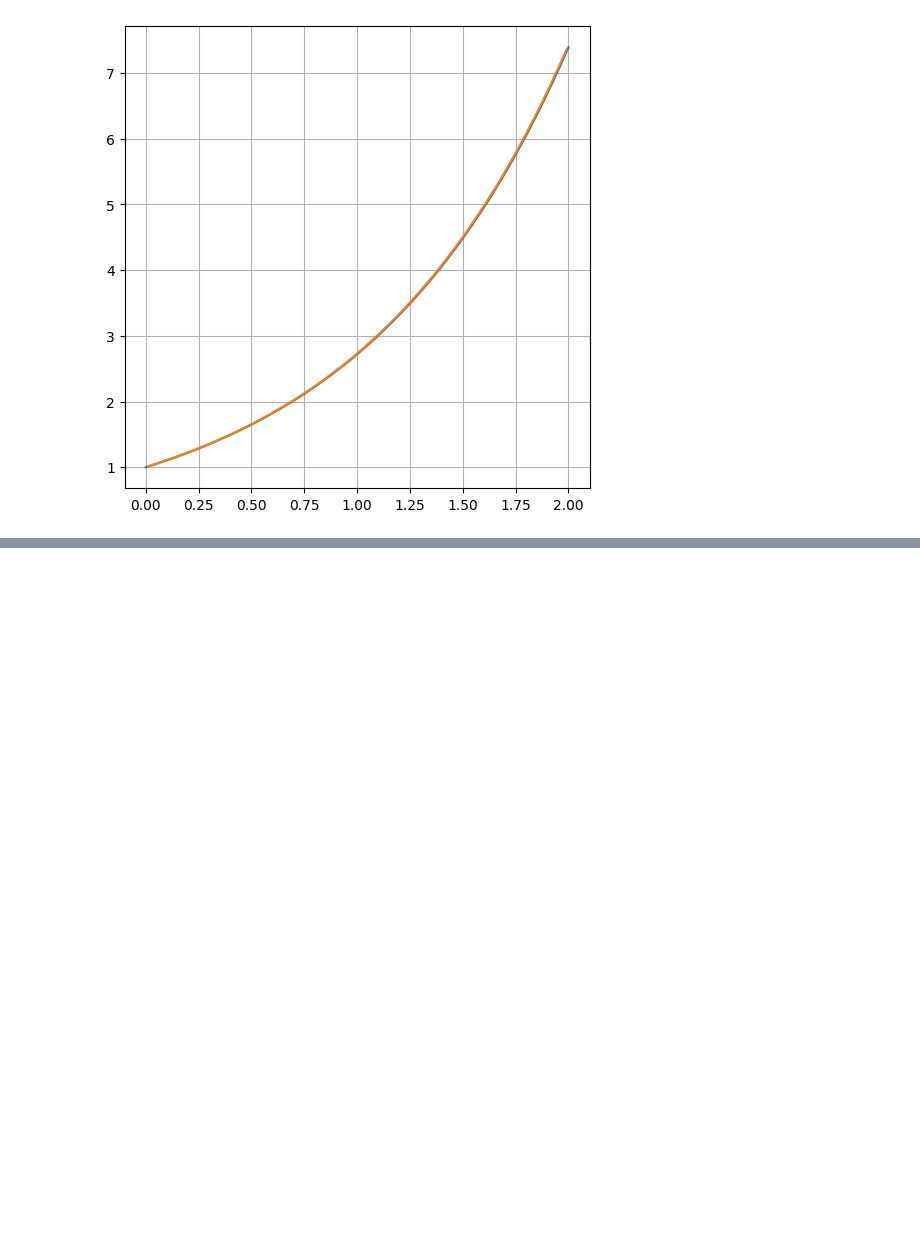
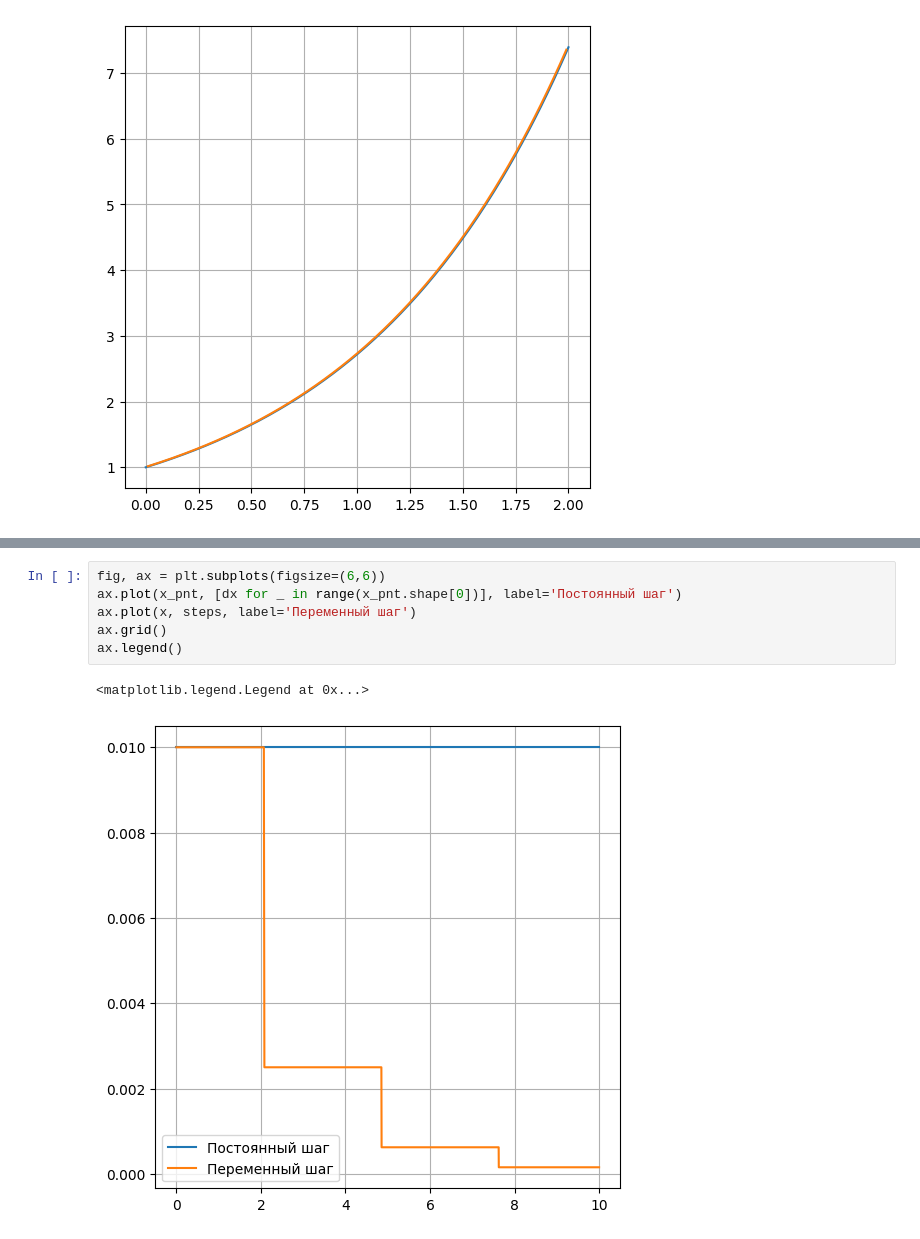
Before and after one commit to drgSURdread/numerical_solver, a Jupyter notebook: Справка/Дифференцирование.ipynb, the cells around one changed output, grey strips where cells are left out. Drawn from its saved outputs; the diff is of its cells as text; blank space fills up the shorter version.

```diff
--- a/Справка/Дифференцирование.ipynb
+++ b/Справка/Дифференцирование.ipynb
@@ -60,0 +138,9 @@ ax.plot(x_pnt[1:-1], res_func, label='Численная функция')
+# %%
+fig, ax = plt.subplots(figsize=(6,6))
+ax.plot(x_pnt, [dx for _ in range(x_pnt.shape[0])], label='Постоянный шаг')
+ax.plot(x, steps, label='Переменный шаг')
+ax.grid()
+ax.legend()
+# %% [output]
+<matplotlib.legend.Legend at 0x...>
+[figure, added]
```
Also changed, not shown: parts of 14 cells of this notebook.
